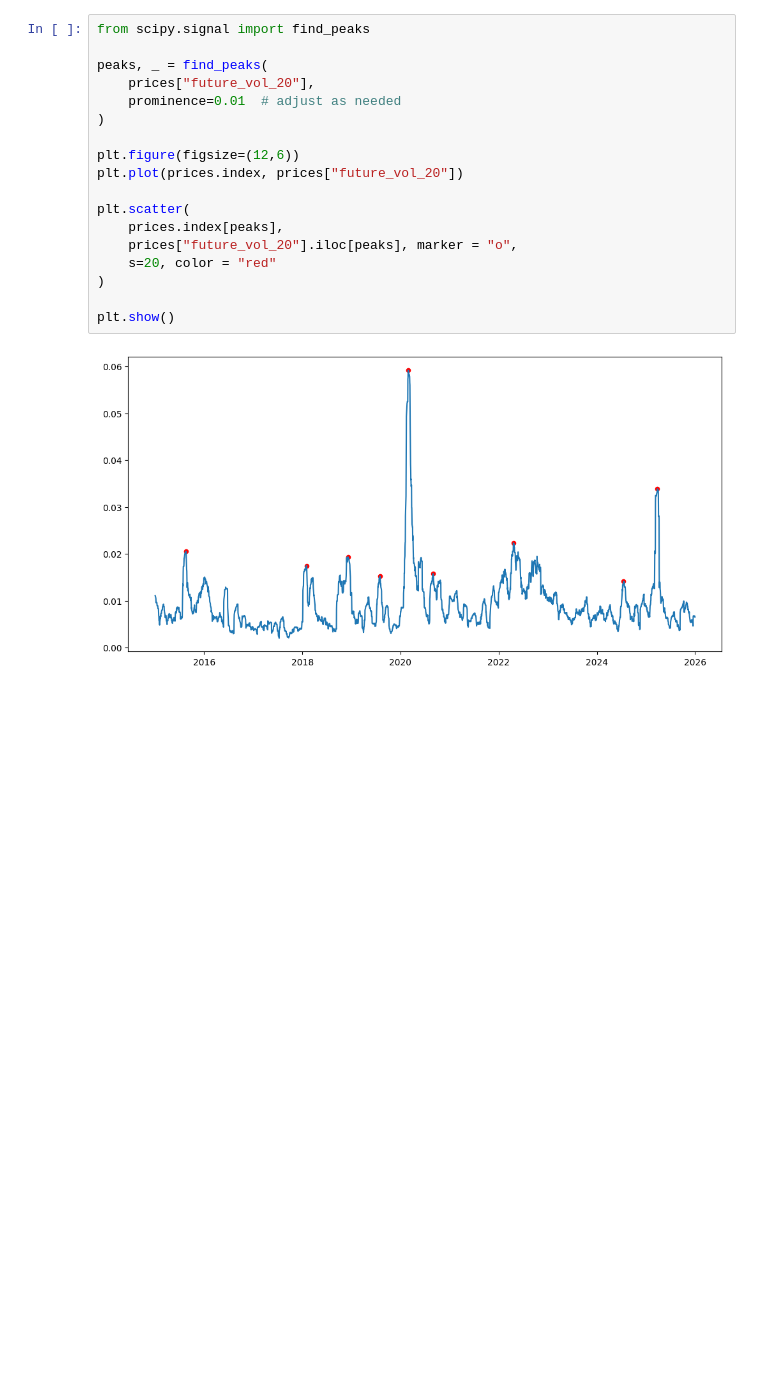
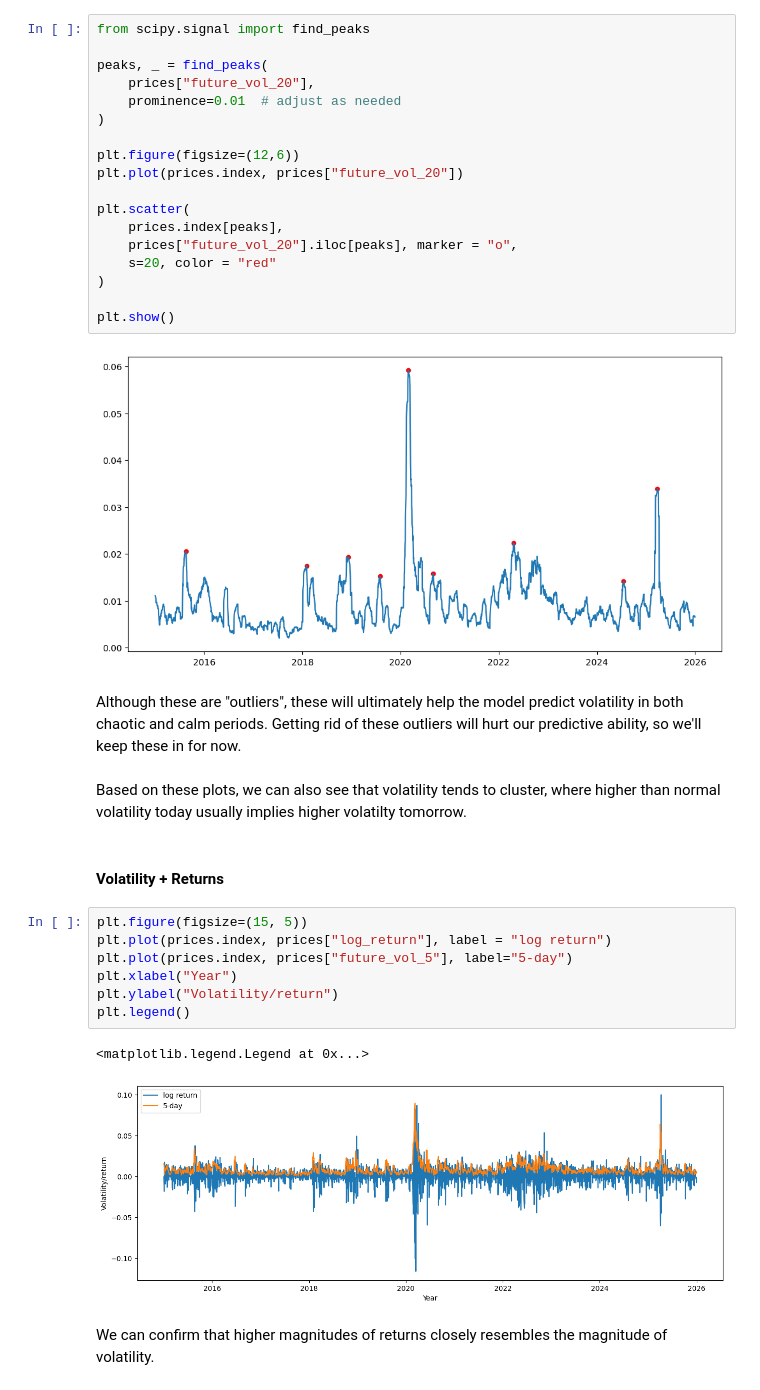
Before and after one commit to Noha-Jung3/Market-Volatility-Prediction, a Jupyter notebook: EDA.ipynb, the cells around one changed output. Saved outputs shown, nothing was run; the diff lists cells and outputs as text; blank space fills up the shorter version.

Commit message:
volatility/log return plot

```diff
--- a/EDA.ipynb
+++ b/EDA.ipynb
@@ -257,3 +261,21 @@ plt.scatter(
 plt.show()
 # %% [output]
 [figure]
+# %% [markdown]
+Although these are "outliers", these will ultimately help the model predict volatility in both chaotic and calm periods. Getting rid of these outliers will hurt our predictive ability, so we'll keep these in for now.
+# %% [markdown]
+Based on these plots, we can also see that volatility tends to cluster, where higher than normal volatility today usually implies higher volatilty tomorrow.
+# %% [markdown]
+#### **Volatility + Returns**
+# %%
+plt.figure(figsize=(15, 5))
+plt.plot(prices.index, prices["log_return"], label = "log return")
+plt.plot(prices.index, prices["future_vol_5"], label="5-day")
+plt.xlabel("Year")
+plt.ylabel("Volatility/return")
+plt.legend()
+# %% [output]
+<matplotlib.legend.Legend at 0x...>
+[figure, added]
+# %% [markdown]
+We can confirm that higher magnitudes of returns closely resembles the magnitude of volatility.
```
Also changed, not shown: parts of 8 cells of this notebook.
